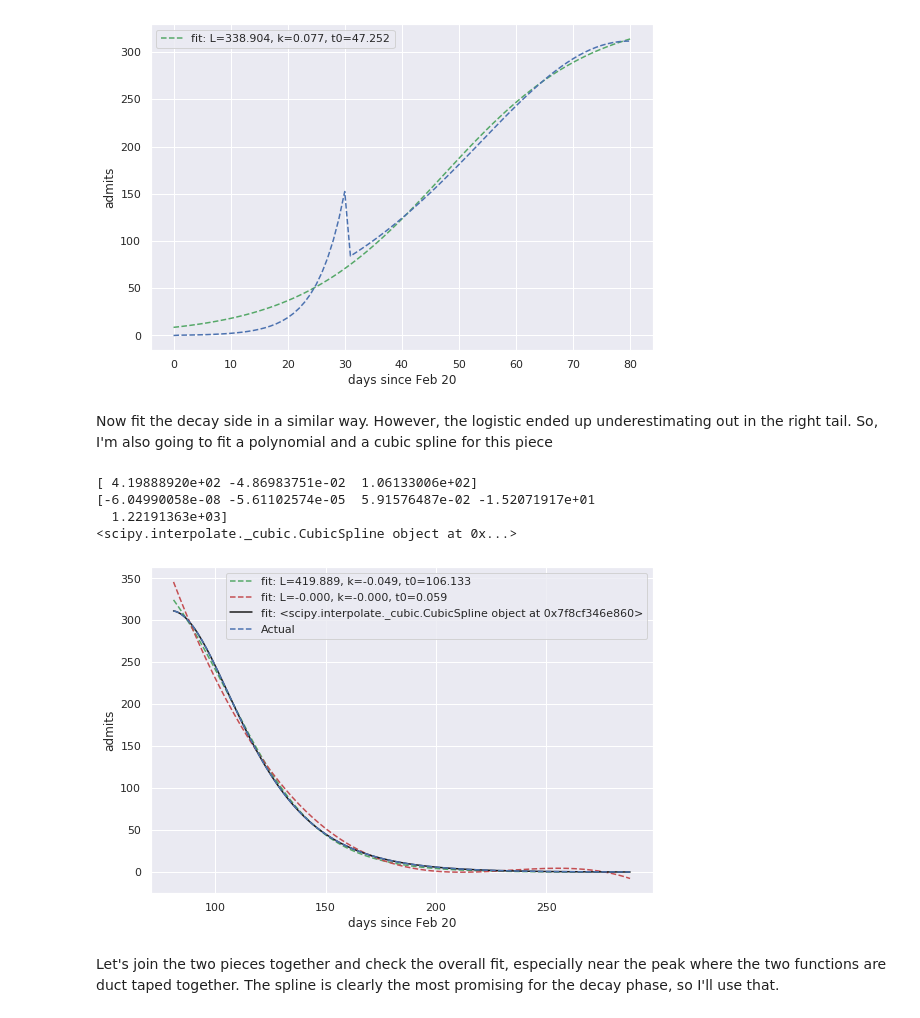
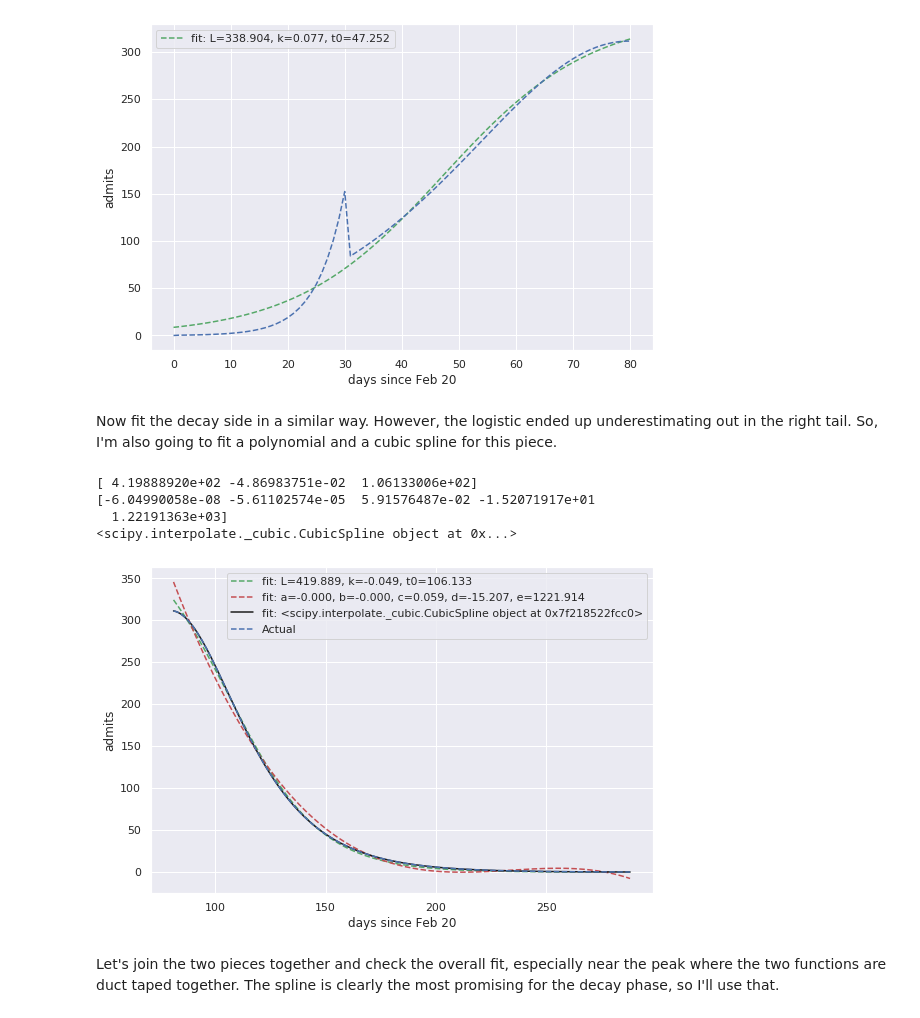
Before and after one commit to misken/c19, a Jupyter notebook: mychime/modeling/chime_flow_resources_p2.ipynb, the cells around one changed output. Cells and saved outputs as stored; diff of their text form; code cells hidden in the pictures.

```diff
--- a/mychime/modeling/chime_flow_resources_p2.ipynb
+++ b/mychime/modeling/chime_flow_resources_p2.ipynb
@@ -377,7 +383,7 @@ plt.show()
 # %% [output]
 [figure]
 # %% [markdown]
-Now fit the decay side in a similar way. However, the logistic ended up underestimating out in the right tail. So, I'm also going to fit a polynomial and a cubic spline for this piece
+Now fit the decay side in a similar way. However, the logistic ended up underestimating out in the right tail. So, I'm also going to fit a polynomial and a cubic spline for this piece.
 # %%
 # Logistic fit
 popt_decay_logistic, pcov_decay_logistic = curve_fit(logistic_func, x_decay, y_act_decay,  p0=(L0_decay, k0_decay, t00_decay))
@@ -402,17 +408,17 @@ y_fit_decay_spline = popt_decay_spline(x_decay)
 # %%
 plt.plot(x_decay, y_fit_decay_logistic, 'g--',
          label='fit: L={:5.3f}, k={:5.3f}, t0={:5.3f}'.format(*popt_decay_logistic))
 plt.plot(x_decay, y_fit_decay_poly, 'r--',
-         label='fit: L={:5.3f}, k={:5.3f}, t0={:5.3f}'.format(*popt_decay_poly))
+         label='fit: a={:5.3f}, b={:5.3f}, c={:5.3f}, d={:5.3f}, e={:5.3f}'.format(*popt_decay_poly))
 plt.plot(x_decay, y_fit_decay_spline, 'k-',
          label='fit: {}'.format(popt_decay_spline))
 plt.plot(x_decay, y_act_decay, 'b--', label='Actual')
 plt.xlabel('days since Feb 20')
 plt.ylabel('admits')
 plt.legend()
 plt.show()
 # %% [output]
-[figure, old version]
+[figure, new version]
 # %% [markdown]
 Let's join the two pieces together and check the overall fit, especially near the peak where the two functions are duct taped together. The spline is clearly the most promising for the decay phase, so I'll use that.
 # %%
```
Also changed, not shown: parts of 11 cells of this notebook, 1 other file.
